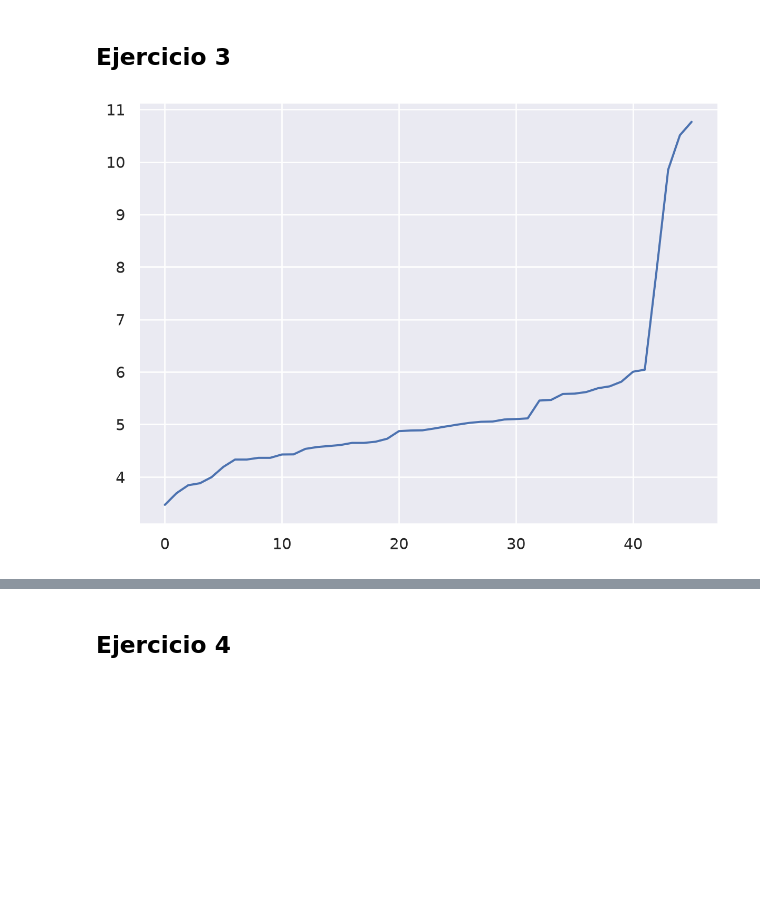
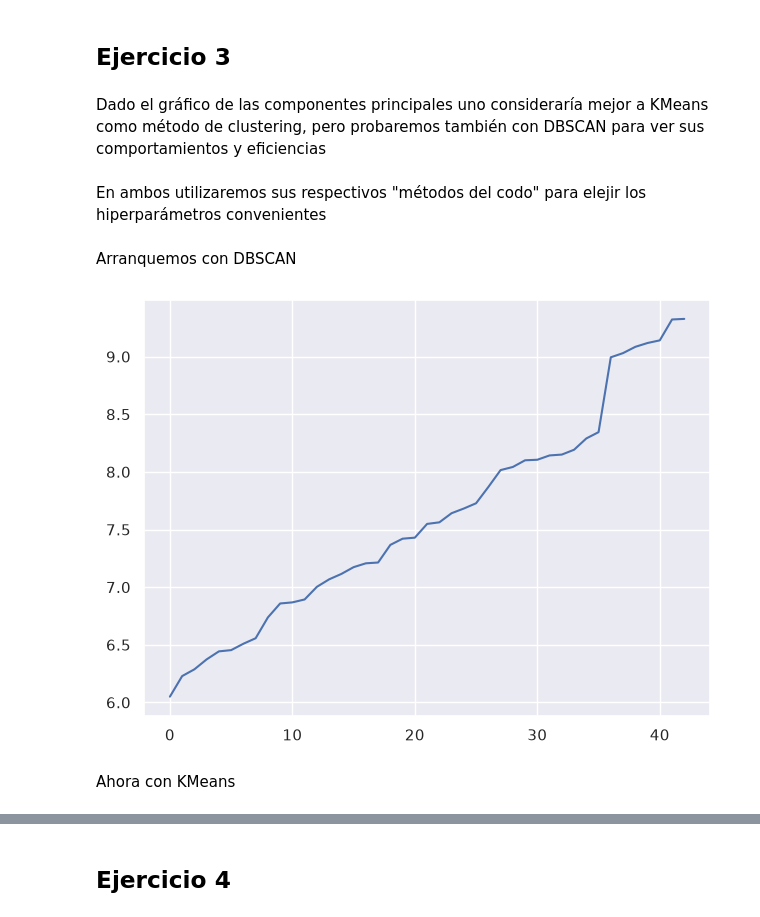
Before and after one commit to vinpalonsky/tp-labo-de-datos, a Jupyter notebook: vincenzo_palonsky-azul_soldani-francisco_amato.ipynb, the cells around one changed output, grey strips where cells are left out. Cells and saved outputs as stored; diff of their text form; code cells hidden in the pictures; blank space fills up the shorter version.

```diff
--- a/vincenzo_palonsky-azul_soldani-francisco_amato.ipynb
+++ b/vincenzo_palonsky-azul_soldani-francisco_amato.ipynb
@@ -221,4 +279,0 @@ pd.DataFrame({"cantidad_faltantes": filas_con_nulos.index, "cantidad_filas": fil
-# %%
-df_jugadores_limpia.drop(df_jugadores_limpia[nulos_por_fila>30].index, inplace=True) # Eliminamos filas con más de 30 valores faltantes (mas de la mitad de las variables)
-df_jugadores_limpia.reset_index(drop=True, inplace=True) # Reseteamos el índice del DataFrame
-df_jugadores_limpia
@@ -285,11 +279,0 @@ df_jugadores_limpia[df_jugadores_limpia[["nation_fbref", "nat3", "posicion_tm"]]
-# %%
-# Rellenamos los valores faltantes copiando de otras variables
-df_jugadores_limpia.fillna({col : df_jugadores_limpia["cod_fifa"] for col in ["nation_fbref", "nat3"]}, inplace=True)
-
-# Reemplazamos en posicion_tm por central Midfield si posicion es MF, y sino por Centre-Forward
-df_jugadores_limpia["posicion_tm"] = df_jugadores_limpia["posicion_tm"].fillna(df_jugadores_limpia.apply(lambda row: "Central Midfield" if row["posicion"] == "MF" else "Centre-Forward", axis=1))
-
-# Reemplazamos los valores faltantes en valor_mercado_eur por el promedio de esta variable.
-df_jugadores_limpia.fillna({"valor_mercado_eur" : df_jugadores_limpia["valor_mercado_eur"].mean()}, inplace=True)
-
-df_jugadores_limpia.isna().sum()[df_jugadores_limpia.isna().sum()>0].sort_values() # Cantidad de valores faltantes por variable
@@ -324,0 +358,8 @@ df_selecciones.head()
+# %%
+df_keeper_promedio = df_keeper.groupby("seleccion").mean().reset_index()
+df_jugadores_promedio = df_jugadores.groupby("seleccion").mean().reset_index()
+# %%
+df_selecciones = pd.concat([df_jugadores_promedio.set_index("seleccion"), df_keeper_promedio.set_index("seleccion")], axis=1).reset_index().fillna(0)
+print("Cantidad de selecciones: " + str(len(df_selecciones)))
+print("Cantidad de variables numericas: " + str(len(df_selecciones.select_dtypes(include='number').columns)))
+df_selecciones.head()
@@ -574,0 +622,4 @@ from sklearn.cluster import KMeans
+# %% [markdown]
+Dado el gráfico de las componentes principales uno consideraría mejor a KMeans como método de clustering, pero probaremos también con DBSCAN para ver sus comportamientos y eficiencias
+# %% [markdown]
+En ambos utilizaremos sus respectivos "métodos del codo" para elejir los hiperparámetros convenientes
@@ -575,13 +628,22 @@ from sklearn.cluster import KMeans
+# %% [markdown]
+Arranquemos con DBSCAN
 # %%
-n_dbscan = 3
-neighbors = NearestNeighbors(n_neighbors=n_dbscan)  # Esta función nos devuelve los más cercanos incluyendo a si mismo.
-neighbors_fit = neighbors.fit(df_selecciones_numerica_escalada)
+# Vamos a probar con 5 vecinos para el DBSCAN
+n_dbscan = 5
+vecinos_cercanos = NearestNeighbors(n_neighbors=n_dbscan+1).fit(df_selecciones_numerica_escalada) # +1 porque incluye a si mismo
 
 # Ordenamos de menor a mayor las distancias y graficamos
-distances, indices = neighbors_fit.kneighbors(df_selecciones_numerica_escalada)
-distances = distances[:,n_dbscan-1] # Tomamos la distancia al vecino más lejano (el n-ésimo vecino)
-distances = np.sort(distances, axis=0)
+distancias, _ = vecinos_cercanos.kneighbors(df_selecciones_numerica_escalada)
+distancias = distancias[:,n_dbscan-1] # Tomamos la distancia al vecino más lejano (el n-ésimo vecino)
+distancias = np.sort(distancias, axis=0)
 
-so.Plot(x = np.arange(len(distances)), y = distances).add(so.Line())
+# Graficamos la distancia al n-ésimo vecino más cercano para determinar el valor de eps
+so.Plot(x = np.arange(len(distancias)), y = distancias).add(so.Line()).show()
+
+# Utilizamos eps=2 y min_samples=n_dbscan para el DBSCAN, ya que es un valor que nos permite separar los clusters de manera clara
+dbscan = DBSCAN(eps=2, min_samples=n_dbscan)
+
+# Separamos las selecciones en clusters
+clusters_dbscan = dbscan.fit_predict(df_selecciones_numerica_escalada)
 # %% [output]
-[figure, old version]
+[figure, new version]
@@ -594,0 +650,2 @@ cluster = kmeans.fit_predict(df_selecciones_numerica_escalada)
+# %% [markdown]
+Ahora con KMeans
```
Also changed, not shown: parts of 101 cells of this notebook, 2 other files.
